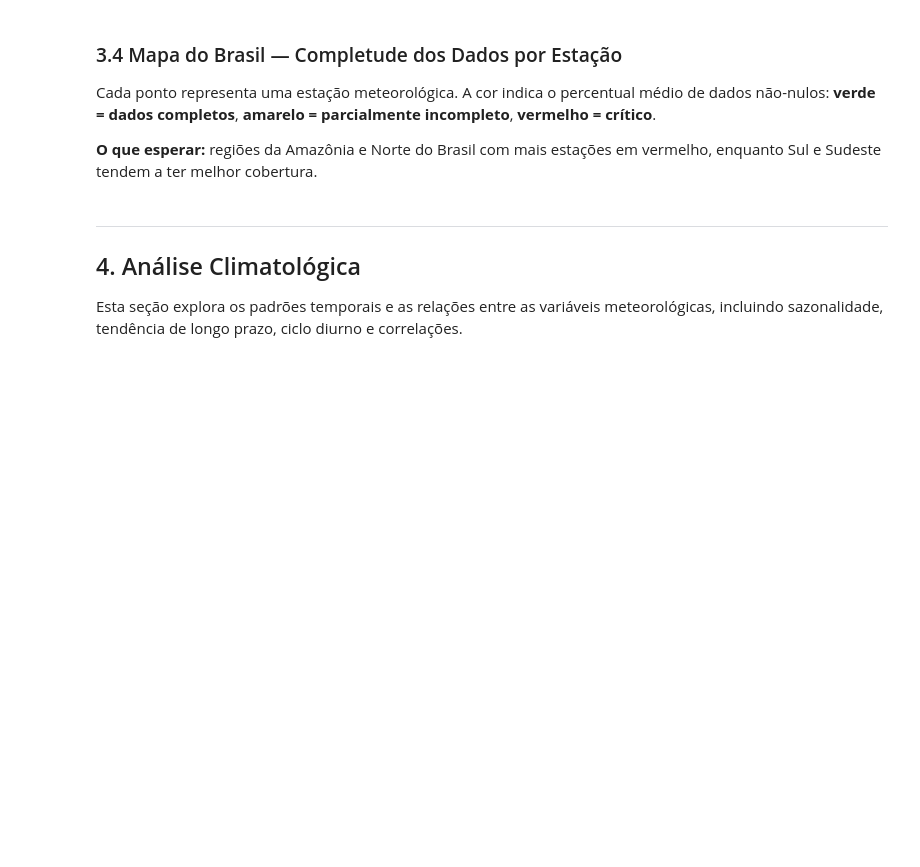
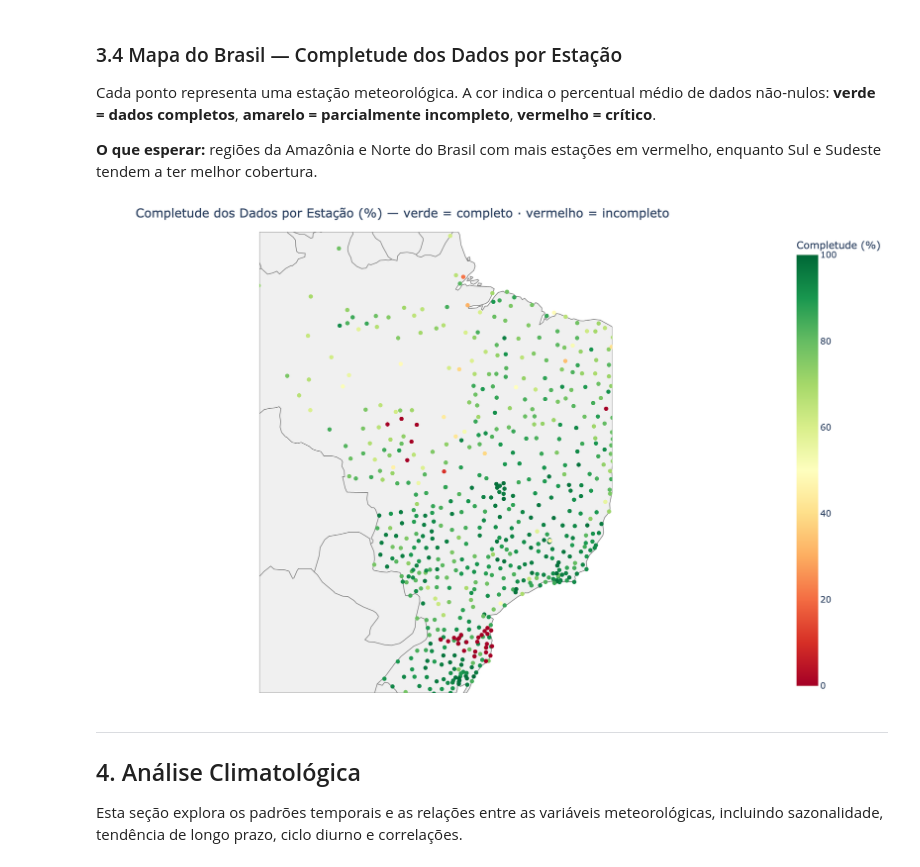
Before and after one commit to nortonricardo/climate-intelligence-engine, a Jupyter notebook: 1.3_exploratory_analysis.ipynb, the cells around one changed output. Cells and saved outputs as stored; diff of their text form; code cells hidden in the pictures; blank space fills up the shorter version.

```diff
--- a/1.3_exploratory_analysis.ipynb
+++ b/1.3_exploratory_analysis.ipynb
@@ -476,35 +535,45 @@ não-nulos: **verde = dados completos**, **amarelo = parcialmente incompleto**,
 **O que esperar:** regiões da Amazônia e Norte do Brasil com mais estações em vermelho,
 enquanto Sul e Sudeste tendem a ter melhor cobertura.
 # %%
+from IPython.display import Image, display
+
 completeness = (
     measurements.groupby('station_code')[MEASURE_COLS]
     .apply(lambda x: (1 - x.isnull().mean()).mean() * 100)
     .rename('completeness_pct')
 )
 station_map = stations.merge(completeness, left_on='code', right_index=True, how='left')
 station_map['completeness_pct'] = station_map['completeness_pct'].fillna(0).round(1)
 
 fig = px.scatter_geo(
     station_map,
     lat='latitude', lon='longitude',
     color='completeness_pct',
     color_continuous_scale='RdYlGn',
     range_color=[0, 100],
     size_max=10,
     hover_name='name',
     hover_data={'code': True, 'state': True, 'altitude': True,
                 'completeness_pct': ':.1f', 'latitude': False, 'longitude': False},
     scope='south america',
     title='Completude dos Dados por Estação (%) — verde = completo · vermelho = incompleto',
     labels={'completeness_pct': 'Completude (%)'},
 )
 fig.update_layout(
     geo=dict(showland=True, landcolor='#f0f0f0', showcountries=True,
              countrycolor='gray', center=dict(lat=-14, lon=-53), projection_scale=2.5),
     margin=dict(l=0, r=0, t=40, b=0),
     height=650,
 )
 fig.show()
+
+# Versão estática para o PDF (requer kaleido: pip install kaleido)
+try:
+    display(Image(fig.to_image(format='png', width=1100, height=680, scale=2)))
+except Exception:
+    print('Mapa estático indisponível — instale kaleido: pip install kaleido')
+# %% [output]
+[figure, added]
 # %% [markdown]
 ---
 ## 4. Análise Climatológica
```
Also changed, not shown: parts of 28 cells of this notebook, 1 other file.
